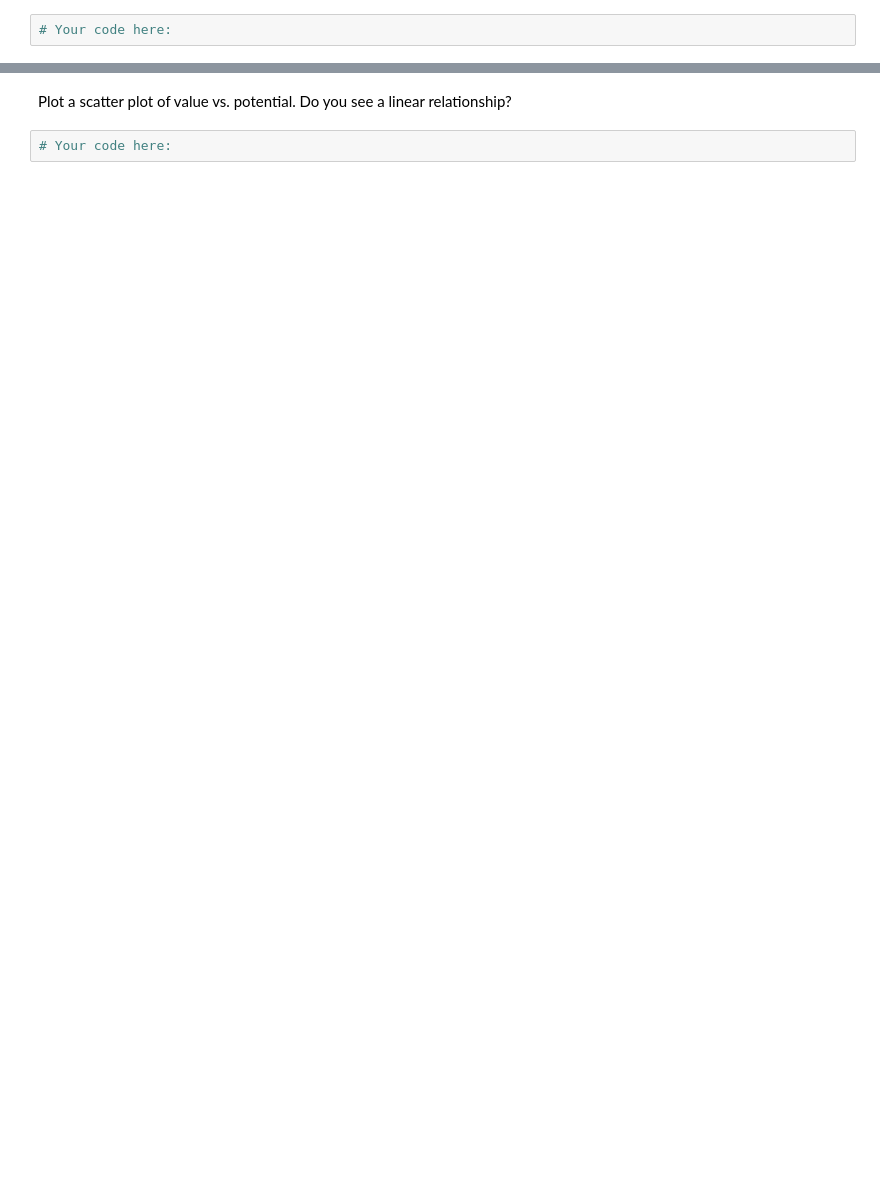
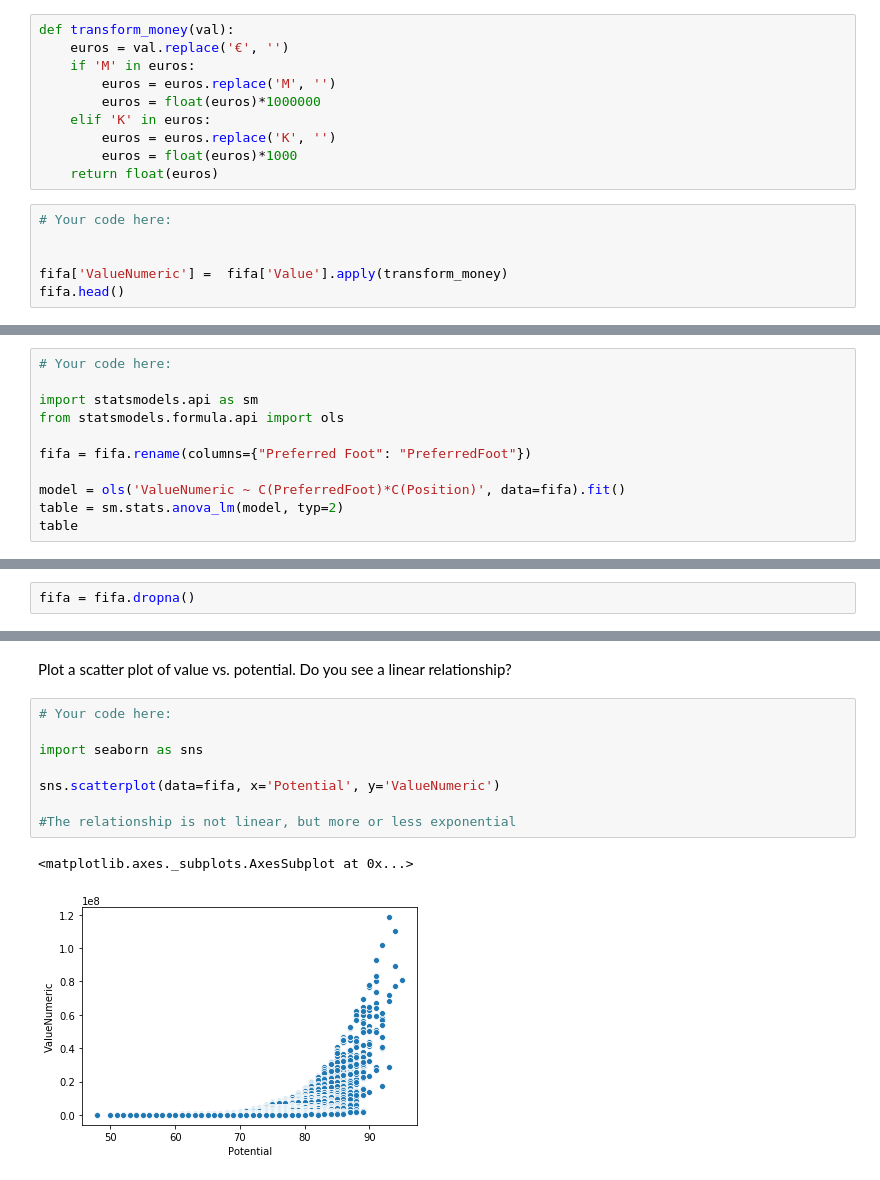
Before and after one commit to ta-datapt-bcn/lab-correlation-tests-with-scipy, a Jupyter notebook: your-code/main.ipynb, the cells around one changed output, grey strips where cells are left out. Drawn from its saved outputs; the diff is of its cells as text; blank space fills up the shorter version.

```diff
--- a/your-code/main.ipynb
+++ b/your-code/main.ipynb
@@ -21,4 +33,18 @@ Let's examine the dataset by looking at the `head`.
 # %% [markdown]
 Player's values are expressed in millions of euros. We would like this column to be numeric. Therefore, let's create a numeric value column. Do this by stripping all non-numeric characters from each cell. Assign this new data to `ValueNumeric`. There is no need to multiply the value to be expressed in millions.
+# %%
+def transform_money(val):
+    euros = val.replace('€', '')
+    if 'M' in euros:
+        euros = euros.replace('M', '')
+        euros = float(euros)*1000000
+    elif 'K' in euros:
+        euros = euros.replace('K', '')
+        euros = float(euros)*1000
+    return float(euros)
 # %%
 # Your code here:
+
+
+fifa['ValueNumeric'] =  fifa['Value'].apply(transform_money)
+fifa.head()
@@ -32,0 +65,11 @@ Hint: For columns that have a space in their name, it is best to refer to the co
+# %%
+# Your code here:
+
+import statsmodels.api as sm
+from statsmodels.formula.api import ols
+
+fifa = fifa.rename(columns={"Preferred Foot": "PreferredFoot"})
+
+model = ols('ValueNumeric ~ C(PreferredFoot)*C(Position)', data=fifa).fit()
+table = sm.stats.anova_lm(model, typ=2)
+table
@@ -50,0 +133,2 @@ We'll start by ensuring there are no missing values. Examine all variables for a
+# %%
+fifa = fifa.dropna()
@@ -69,4 +258,13 @@ Report your findings from the model summary. In particular, report about the mod
 # %% [markdown]
 Plot a scatter plot of value vs. potential. Do you see a linear relationship?
-# %%
-# Your code here:
+# %%
+# Your code here:
+
+import seaborn as sns
+
+sns.scatterplot(data=fifa, x='Potential', y='ValueNumeric')
+
+#The relationship is not linear, but more or less exponential
+# %% [output]
+<matplotlib.axes._subplots.AxesSubplot at 0x...>
+[figure, added]
```
Also changed, not shown: parts of 21 cells of this notebook.
